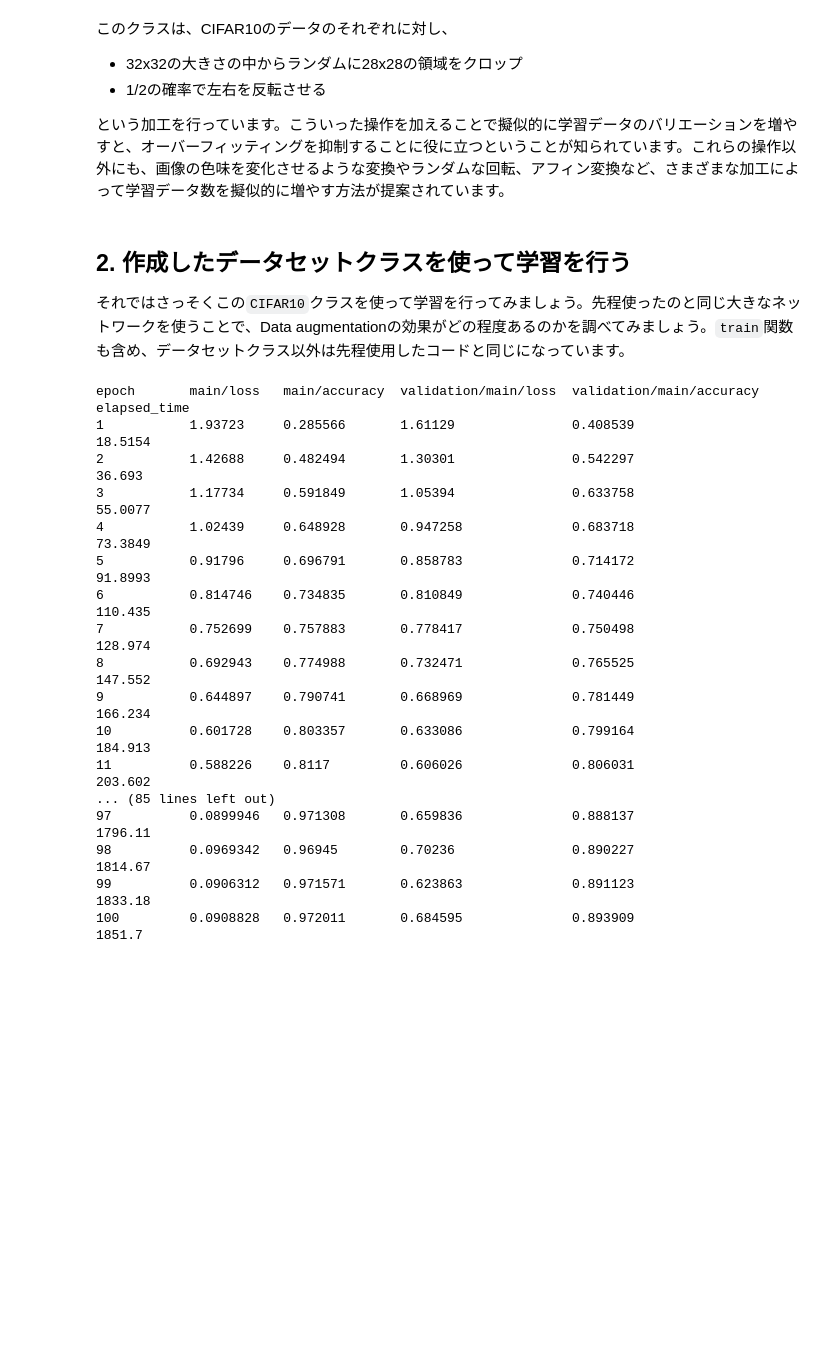
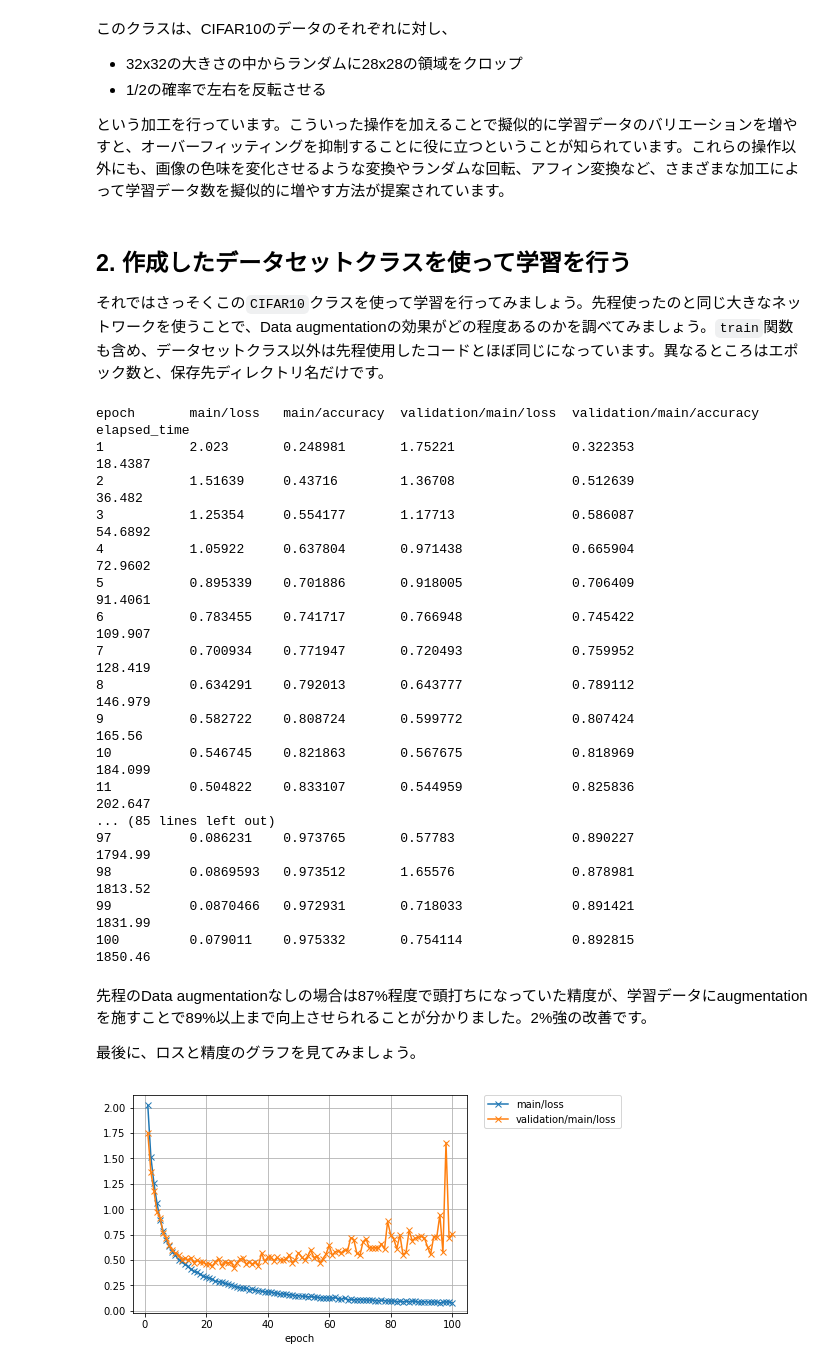
Before and after one commit to mitmul/chainer-handson, a Jupyter notebook: 4-Write-your-own-dataset-class_ja.ipynb, the cells around one changed output. Cells and saved outputs as stored; diff of their text form; code cells hidden in the pictures; blank space fills up the shorter version.

Commit message:
Add augmented version of DeepCNN

```diff
--- a/4-Write-your-own-dataset-class_ja.ipynb
+++ b/4-Write-your-own-dataset-class_ja.ipynb
@@ -51,7 +51,7 @@ class CIFAR10Augmented(dataset.DatasetMixin):
 # %% [markdown]
 ## 2. 作成したデータセットクラスを使って学習を行う
 
-それではさっそくこの`CIFAR10`クラスを使って学習を行ってみましょう。先程使ったのと同じ大きなネットワークを使うことで、Data augmentationの効果がどの程度あるのかを調べてみましょう。`train`関数も含め、データセットクラス以外は先程使用したコードと同じになっています。
+それではさっそくこの`CIFAR10`クラスを使って学習を行ってみましょう。先程使ったのと同じ大きなネットワークを使うことで、Data augmentationの効果がどの程度あるのかを調べてみましょう。`train`関数も含め、データセットクラス以外は先程使用したコードとほぼ同じになっています。異なるところはエポック数と、保存先ディレクトリ名だけです。
 # %%
 import chainer
 import chainer.functions as F
@@ -126,7 +126,7 @@ class DeepCNN(chainer.ChainList):
             x = f(x)
         return x
 
-def train(model_object, batchsize=64, gpu_id=0, max_epoch=100):
+def train(model_object, batchsize=64, gpu_id=0, max_epoch=20):
 
     # 1. Dataset
     train, test = CIFAR10Augmented(), CIFAR10Augmented(False)
@@ -147,7 +147,7 @@ def train(model_object, batchsize=64, gpu_id=0, max_epoch=100):
     updater = training.StandardUpdater(train_iter, optimizer, device=gpu_id)
 
     # 6. Trainer
-    trainer = training.Trainer(updater, (max_epoch, 'epoch'), out='{}_cifar10_result'.format(model_object.__class__.__name__))
+    trainer = training.Trainer(updater, (max_epoch, 'epoch'), out='{}_cifar10augmented_result'.format(model_object.__class__.__name__))
 
     # 7. Evaluator
 
@@ -170,22 +170,31 @@ def train(model_object, batchsize=64, gpu_id=0, max_epoch=100):
 
     return model
 
-model = train(DeepCNN(10))
+model = train(DeepCNN(10), max_epoch=100)
 # %% [output]
 epoch       main/loss   main/accuracy  validation/main/loss  validation/main/accuracy  elapsed_time
-1           1.93723     0.285566       1.61129               0.408539                  18.5154
-2           1.42688     0.482494       1.30301               0.542297                  36.693
-3           1.17734     0.591849       1.05394               0.633758                  55.0077
-4           1.02439     0.648928       0.947258              0.683718                  73.3849
-5           0.91796     0.696791       0.858783              0.714172                  91.8993
-6           0.814746    0.734835       0.810849              0.740446                  110.435
-7           0.752699    0.757883       0.778417              0.750498                  128.974
-8           0.692943    0.774988       0.732471              0.765525                  147.552
-9           0.644897    0.790741       0.668969              0.781449                  166.234
-10          0.601728    0.803357       0.633086              0.799164                  184.913
-11          0.588226    0.8117         0.606026              0.806031                  203.602
+1           2.023       0.248981       1.75221               0.322353                  18.4387
+2           1.51639     0.43716        1.36708               0.512639                  36.482
+3           1.25354     0.554177       1.17713               0.586087                  54.6892
+4           1.05922     0.637804       0.971438              0.665904                  72.9602
+5           0.895339    0.701886       0.918005              0.706409                  91.4061
+6           0.783455    0.741717       0.766948              0.745422                  109.907
+7           0.700934    0.771947       0.720493              0.759952                  128.419
+8           0.634291    0.792013       0.643777              0.789112                  146.979
+9           0.582722    0.808724       0.599772              0.807424                  165.56
+10          0.546745    0.821863       0.567675              0.818969                  184.099
+11          0.504822    0.833107       0.544959              0.825836                  202.647
 ... (85 lines left out)
-97          0.0899946   0.971308       0.659836              0.888137                  1796.11
-98          0.0969342   0.96945        0.70236               0.890227                  1814.67
-99          0.0906312   0.971571       0.623863              0.891123                  1833.18
-100         0.0908828   0.972011       0.684595              0.893909                  1851.7
+97          0.086231    0.973765       0.57783               0.890227                  1794.99
+98          0.0869593   0.973512       1.65576               0.878981                  1813.52
+99          0.0870466   0.972931       0.718033              0.891421                  1831.99
+100         0.079011    0.975332       0.754114              0.892815                  1850.46
+# %% [markdown]
+先程のData augmentationなしの場合は87%程度で頭打ちになっていた精度が、学習データにaugmentationを施すことで89%以上まで向上させられることが分かりました。2%強の改善です。
+
+最後に、ロスと精度のグラフを見てみましょう。
+# %%
+from IPython.display import Image
+Image(filename='DeepCNN_cifar10augmented_result/loss.png')
+# %% [output]
+[figure, added]
```
Also changed, not shown: parts of 1 cell of this notebook, 9 other files.
